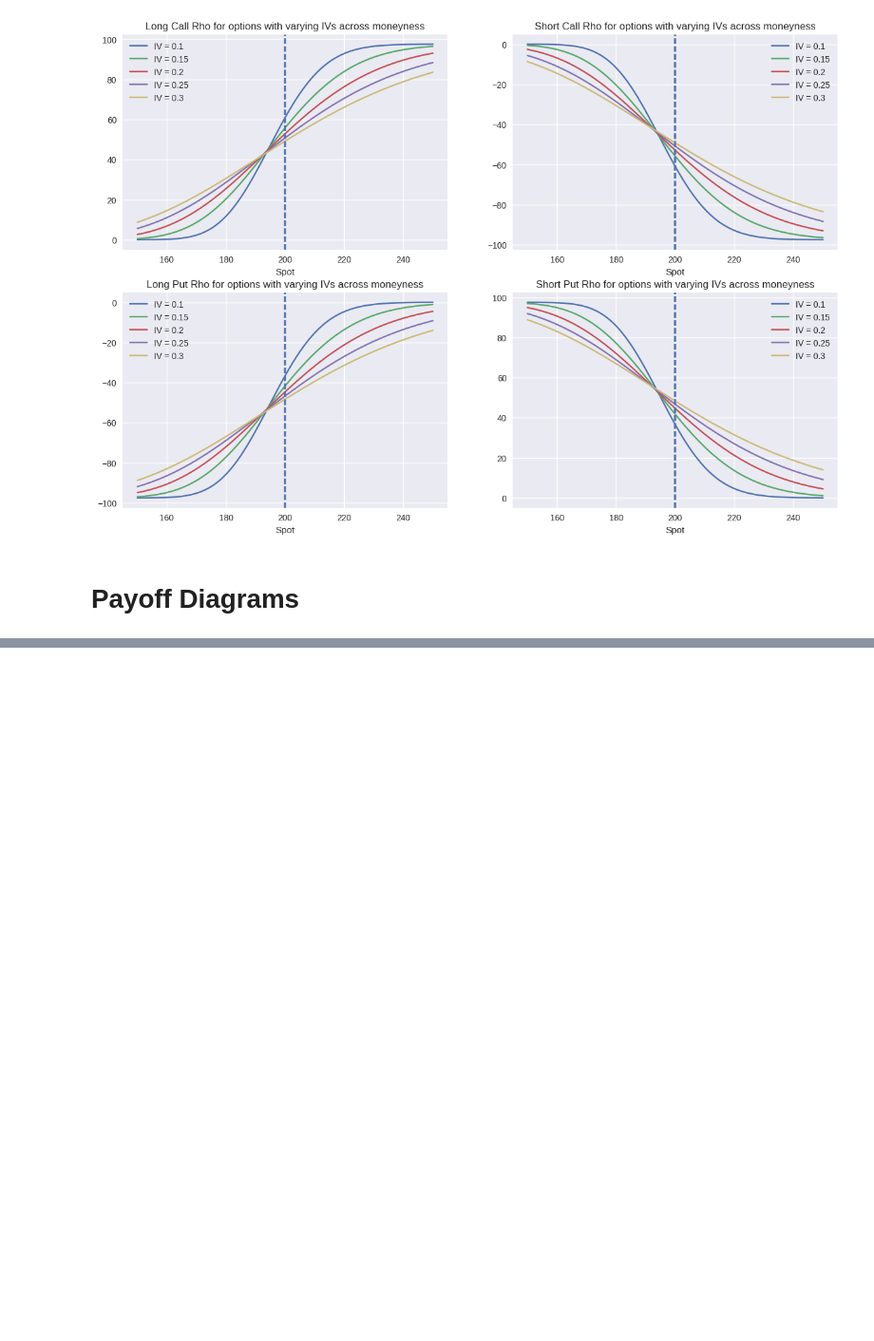
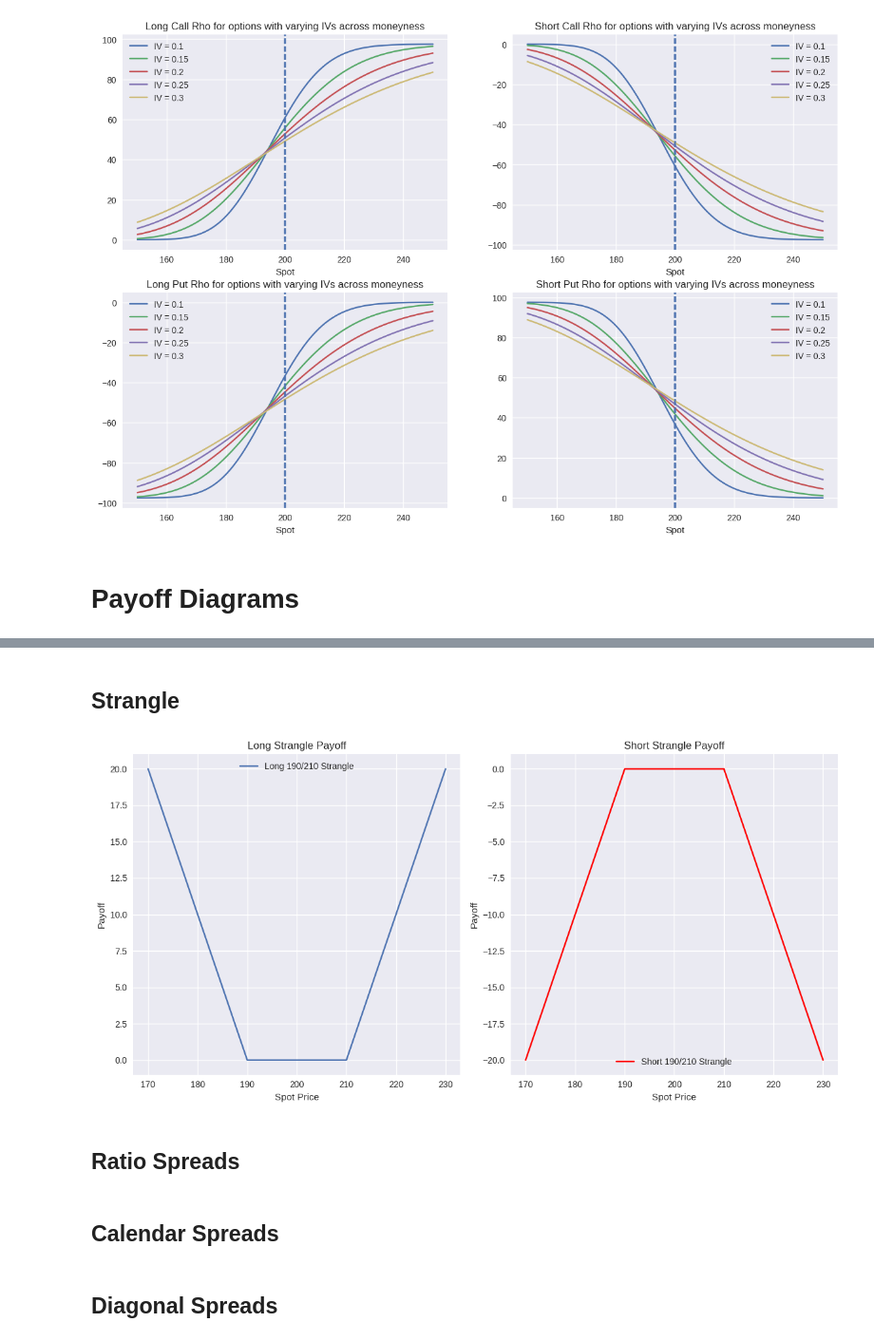
Before and after one commit to ed-churchill/implied-order-book, a Jupyter notebook: black-scholes-modelling.ipynb, the cells around one changed output, grey strips where cells are left out. Shown at 95% size. Cells and saved outputs as stored; diff of their text form; code cells hidden in the pictures; blank space fills up the shorter version.

```diff
--- a/black-scholes-modelling.ipynb
+++ b/black-scholes-modelling.ipynb
@@ -1287,0 +1387,43 @@ plt.plot(np.linspace(170, 230, 1000), payoff)
+# %% [markdown]
+## Strangle
+# %%
+# Long strangle payoff
+long_strangle_payoff = bsm.position_payoff(
+    spots=spots,
+    option_types=['Put', 'Call'],
+    positions=['Long', 'Long'],
+    strikes=[190, 210]
+)
+
+# Short strangle payoff
+short_strangle_payoff = bsm.position_payoff(
+    spots=spots,
+    option_types=['Put', 'Call'],
+    positions=['Short', 'Short'],
+    strikes=[190, 210]
+)
+
+# Plot
+fig, axs = plt.subplots(1, 2, figsize=(12, 6))
+axs[0].plot(spots, long_strangle_payoff, label='Long 190/210 Strangle')
+axs[0].set_title('Long Strangle Payoff')
+axs[0].set_xlabel('Spot Price')
+axs[0].set_ylabel('Payoff')
+axs[0].legend()
+axs[0].grid(True)
+axs[1].plot(spots, short_strangle_payoff, label='Short 190/210 Strangle', color='red')
+axs[1].set_title('Short Strangle Payoff')
+axs[1].set_xlabel('Spot Price')
+axs[1].set_ylabel('Payoff')
+axs[1].legend()
+axs[1].grid(True)
+plt.tight_layout()
+plt.show()
+# %% [output]
+[figure, added]
+# %% [markdown]
+## Ratio Spreads
+# %% [markdown]
+## Calendar Spreads
+# %% [markdown]
+## Diagonal Spreads
```
Also changed, not shown: parts of 10 cells of this notebook.
